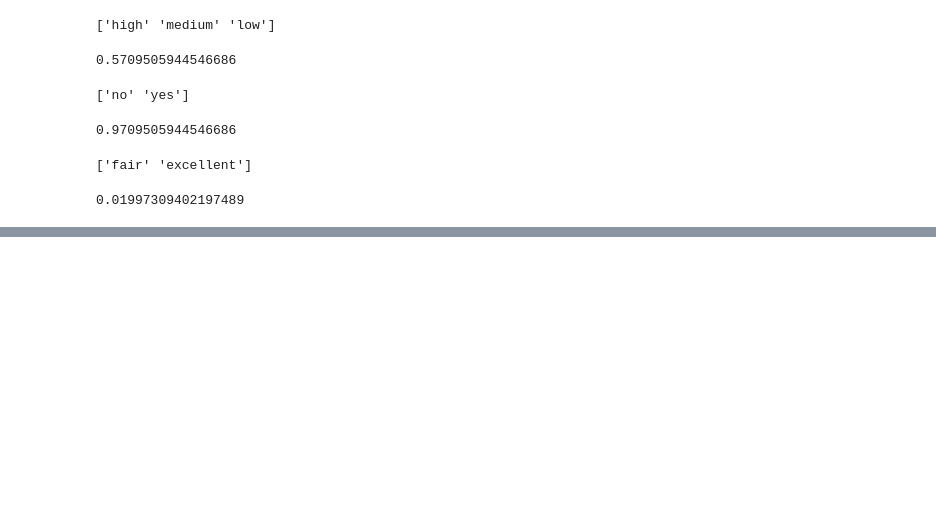
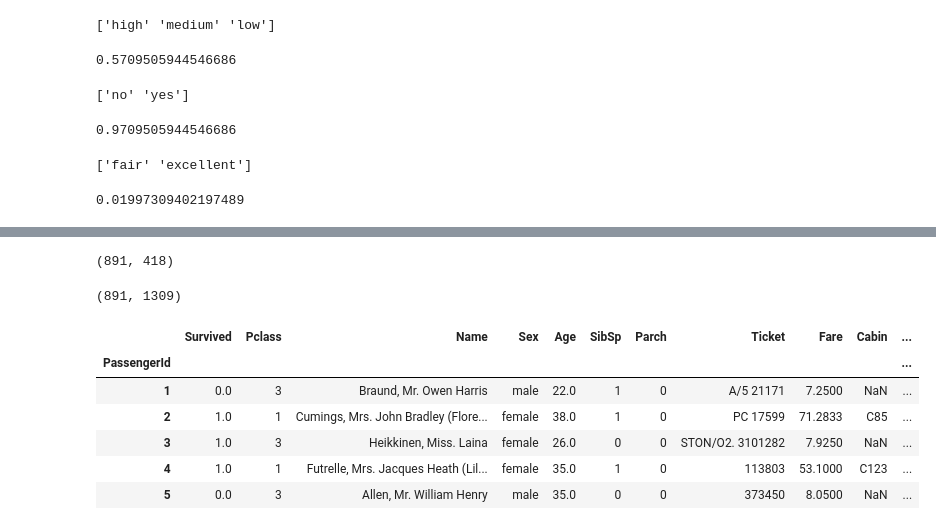
Before and after one commit to ppurify/ML, a Jupyter notebook: TIL/DecisionTree/DecisionTree.ipynb, the cells around one changed output, grey strips where cells are left out. Cells and saved outputs as stored; diff of their text form; code cells hidden in the pictures; blank space fills up the shorter version.

```diff
--- a/TIL/DecisionTree/DecisionTree.ipynb
+++ b/TIL/DecisionTree/DecisionTree.ipynb
@@ -540,0 +791,3 @@ $ Gini_{student}(D) $
+# %%
+train_df = pd.read_csv('https://raw.githubusercontent.com/TeamLab/machine_learning_from_scratch_with_python/master/code/ch12/titanic/train.csv')
+train_df.head()
@@ -540,0 +801,3 @@ $ Gini_{student}(D) $
+# %%
+test_df = pd.read_csv('https://raw.githubusercontent.com/TeamLab/machine_learning_from_scratch_with_python/master/code/ch12/titanic/test.csv')
+test_df.head()
@@ -540,0 +811,22 @@ $ Gini_{student}(D) $
+# %%
+len(train_df), len(test_df)
+# %% [output]
+(891, 418)
+# %%
+train_id = train_df['PassengerId'].values
+test_id = test_df['PassengerId'].values
+
+train_id[-1], test_id[-1]
+# %% [output]
+(891, 1309)
+# %%
+all_df = train_df.append(test_df).set_index('PassengerId')
+all_df.head()
+# %% [output]
+|  | Survived | Pclass | Name | Sex | Age | SibSp | Parch | Ticket | Fare | Cabin | ... |
+| PassengerId |  |  |  |  |  |  |  |  |  |  | ... |
+| 1 | 0.0 | 3 | Braund, Mr. Owen Harris | male | 22.0 | 1 | 0 | A/5 21171 | 7.2500 | NaN | ... |
+| 2 | 1.0 | 1 | Cumings, Mrs. John Bradley (Flore... | female | 38.0 | 1 | 0 | PC 17599 | 71.2833 | C85 | ... |
+| 3 | 1.0 | 3 | Heikkinen, Miss. Laina | female | 26.0 | 0 | 0 | STON/O2. 3101282 | 7.9250 | NaN | ... |
+| 4 | 1.0 | 1 | Futrelle, Mrs. Jacques Heath (Lil... | female | 35.0 | 1 | 0 | 113803 | 53.1000 | C123 | ... |
+| 5 | 0.0 | 3 | Allen, Mr. William Henry | male | 35.0 | 0 | 0 | 373450 | 8.0500 | NaN | ... |
```
Also changed, not shown: parts of 140 cells of this notebook.
